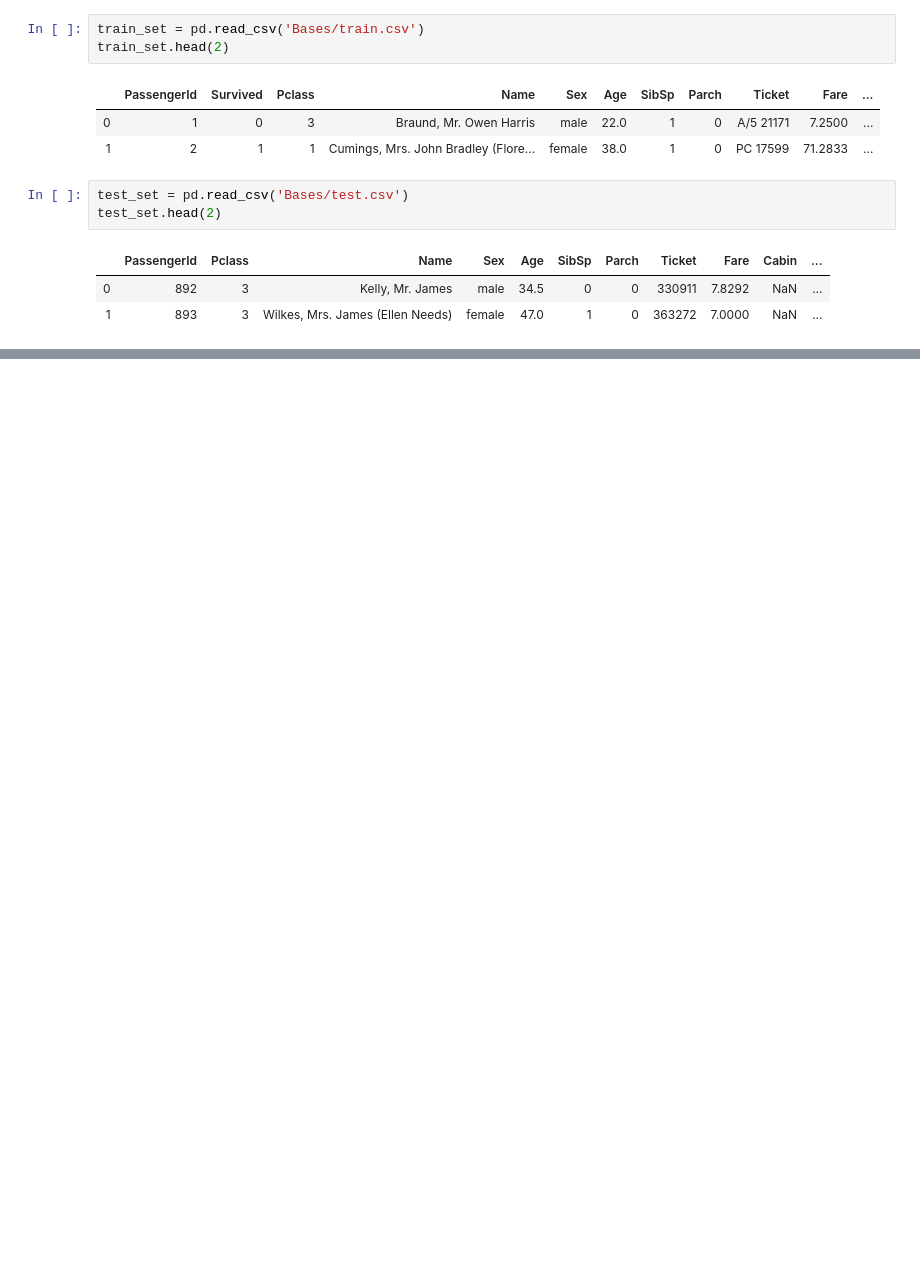
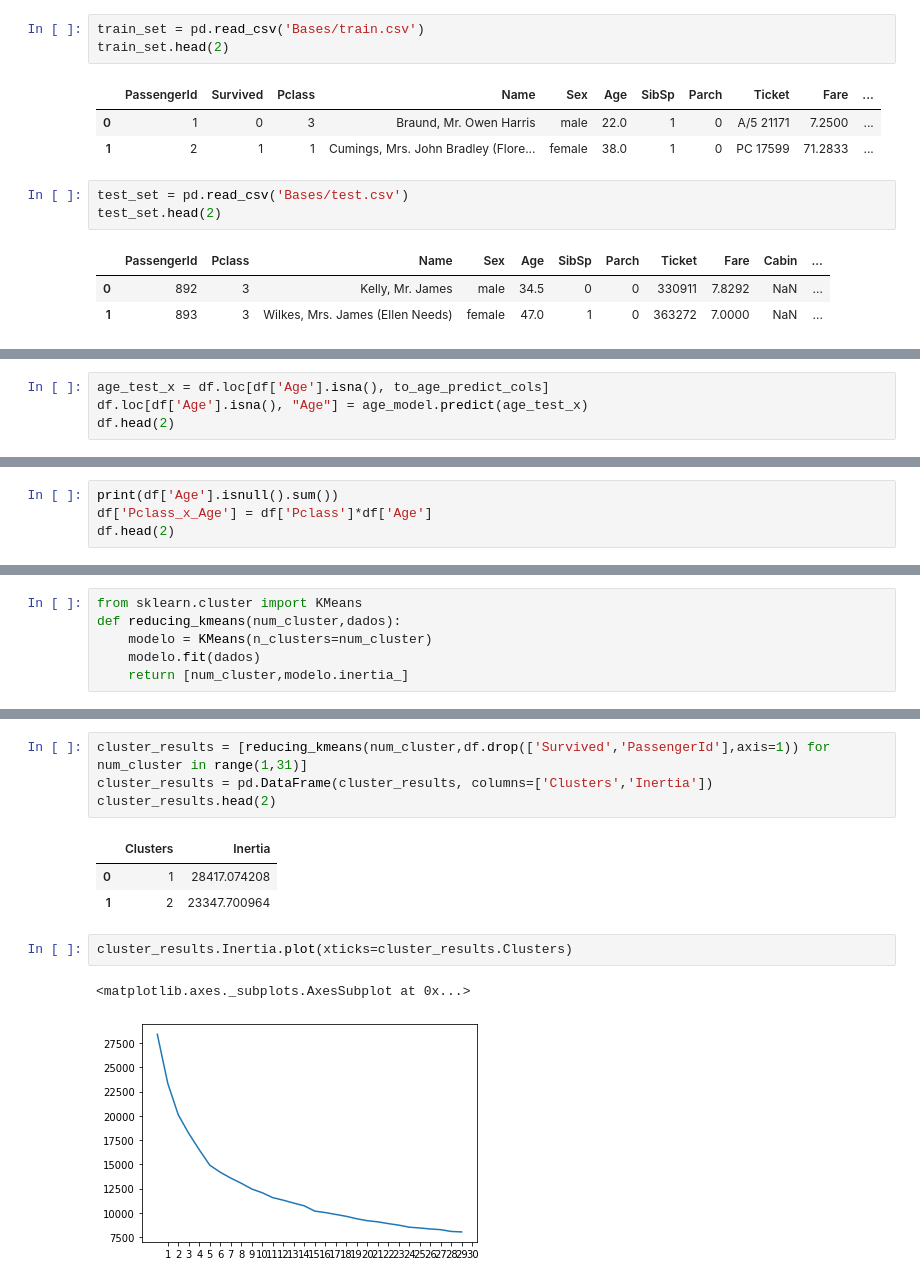
Before and after one commit to kisukegremory/Kaggle-Titanic, a Jupyter notebook: Titanic_actual.ipynb, the cells around one changed output, grey strips where cells are left out. Saved outputs shown, nothing was run; the diff lists cells and outputs as text; blank space fills up the shorter version.

Commit message:
Adicionada novas features e tentativas novas de modelagem

```diff
--- a/Titanic_actual.ipynb
+++ b/Titanic_actual.ipynb
@@ -57,0 +328,4 @@ dtype: int64
+# %%
+age_test_x = df.loc[df['Age'].isna(), to_age_predict_cols]
+df.loc[df['Age'].isna(), "Age"] = age_model.predict(age_test_x)
+df.head(2)
@@ -57,0 +337,4 @@ dtype: int64
+# %%
+print(df['Age'].isnull().sum())
+df['Pclass_x_Age'] = df['Pclass']*df['Age']
+df.head(2)
@@ -57,0 +349,6 @@ dtype: int64
+# %%
+from sklearn.cluster import KMeans
+def reducing_kmeans(num_cluster,dados):
+    modelo = KMeans(n_clusters=num_cluster)
+    modelo.fit(dados)
+    return [num_cluster,modelo.inertia_]
@@ -57,0 +365,13 @@ dtype: int64
+# %%
+cluster_results = [reducing_kmeans(num_cluster,df.drop(['Survived','PassengerId'],axis=1)) for num_cluster in range(1,31)]
+cluster_results = pd.DataFrame(cluster_results, columns=['Clusters','Inertia'])
+cluster_results.head(2)
+# %% [output]
+|  | Clusters | Inertia |
+| 0 | 1 | 28417.074208 |
+| 1 | 2 | 23347.700964 |
+# %%
+cluster_results.Inertia.plot(xticks=cluster_results.Clusters)
+# %% [output]
+<matplotlib.axes._subplots.AxesSubplot at 0x...>
+[figure, added]
```
Also changed, not shown: parts of 81 cells of this notebook, 11 other files.
